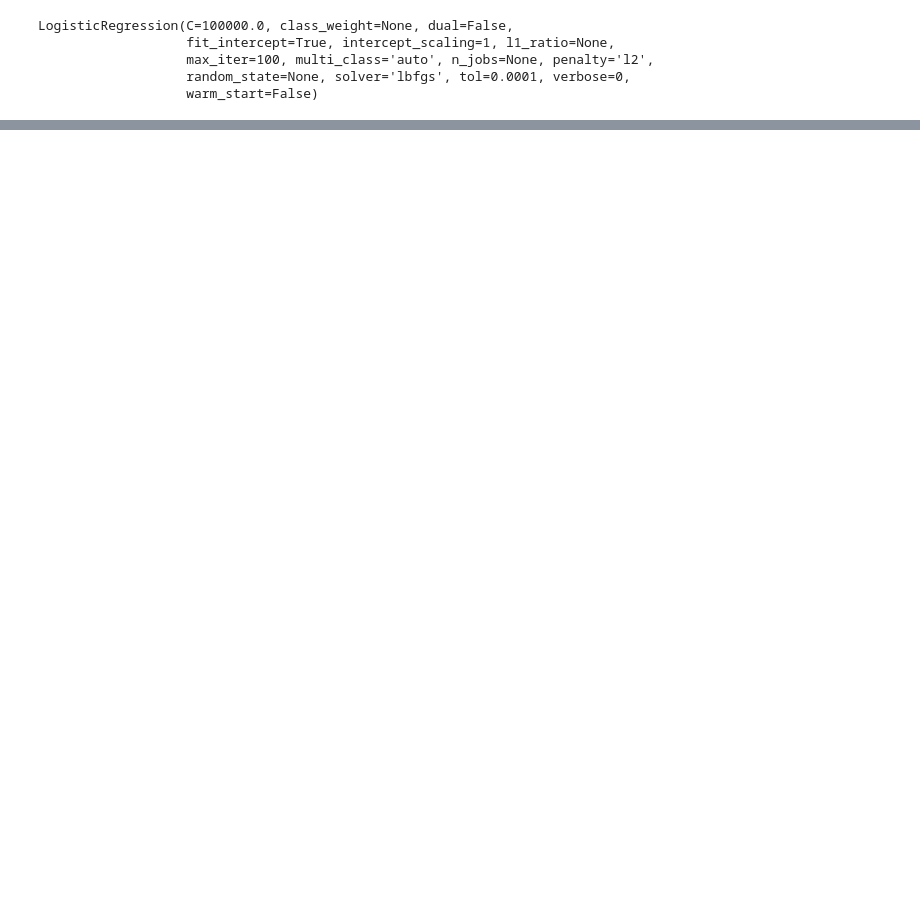
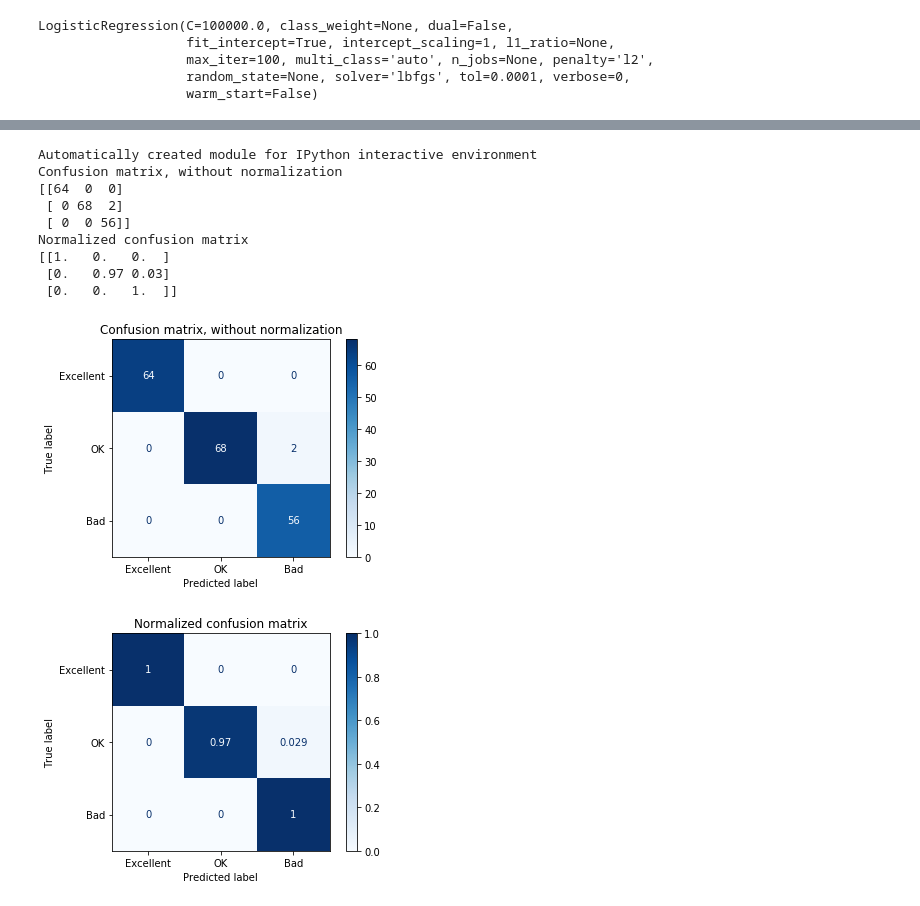
Before and after one commit to Junumboxo/IoT-Bootcamp-project-AI, a Jupyter notebook: IoT_predictions.ipynb, the cells around one changed output, grey strips where cells are left out. Saved outputs shown, nothing was run; the diff lists cells and outputs as text; code cells hidden in the pictures; blank space fills up the shorter version.

```diff
--- a/IoT_predictions.ipynb
+++ b/IoT_predictions.ipynb
@@ -186,0 +217,38 @@ y_pred_1 = logreg.predict(my_sample)
+# %%
+print(__doc__)
+
+import numpy as np
+import matplotlib.pyplot as plt
+
+from sklearn import svm, datasets
+from sklearn.model_selection import train_test_split
+from sklearn.metrics import plot_confusion_matrix
+
+np.set_printoptions(precision=2)
+
+# Plot non-normalized confusion matrix
+titles_options = [("Confusion matrix, without normalization", None),
+                  ("Normalized confusion matrix", 'true')]
+for title, normalize in titles_options:
+    disp = plot_confusion_matrix(logreg, x_test, y_test,
+                                 display_labels=["Excellent", "OK", "Bad"],
+                                 cmap=plt.cm.Blues,
+                                 normalize=normalize)
+    disp.ax_.set_title(title)
+
+    print(title)
+    print(disp.confusion_matrix)
+
+plt.show()
+# %% [output]
+Automatically created module for IPython interactive environment
+Confusion matrix, without normalization
+[[64  0  0]
+ [ 0 68  2]
+ [ 0  0 56]]
+Normalized confusion matrix
+[[1.   0.   0.  ]
+ [0.   0.97 0.03]
+ [0.   0.   1.  ]]
+[figure, added]
+[figure, added]
```
Also changed, not shown: parts of 8 cells of this notebook.
